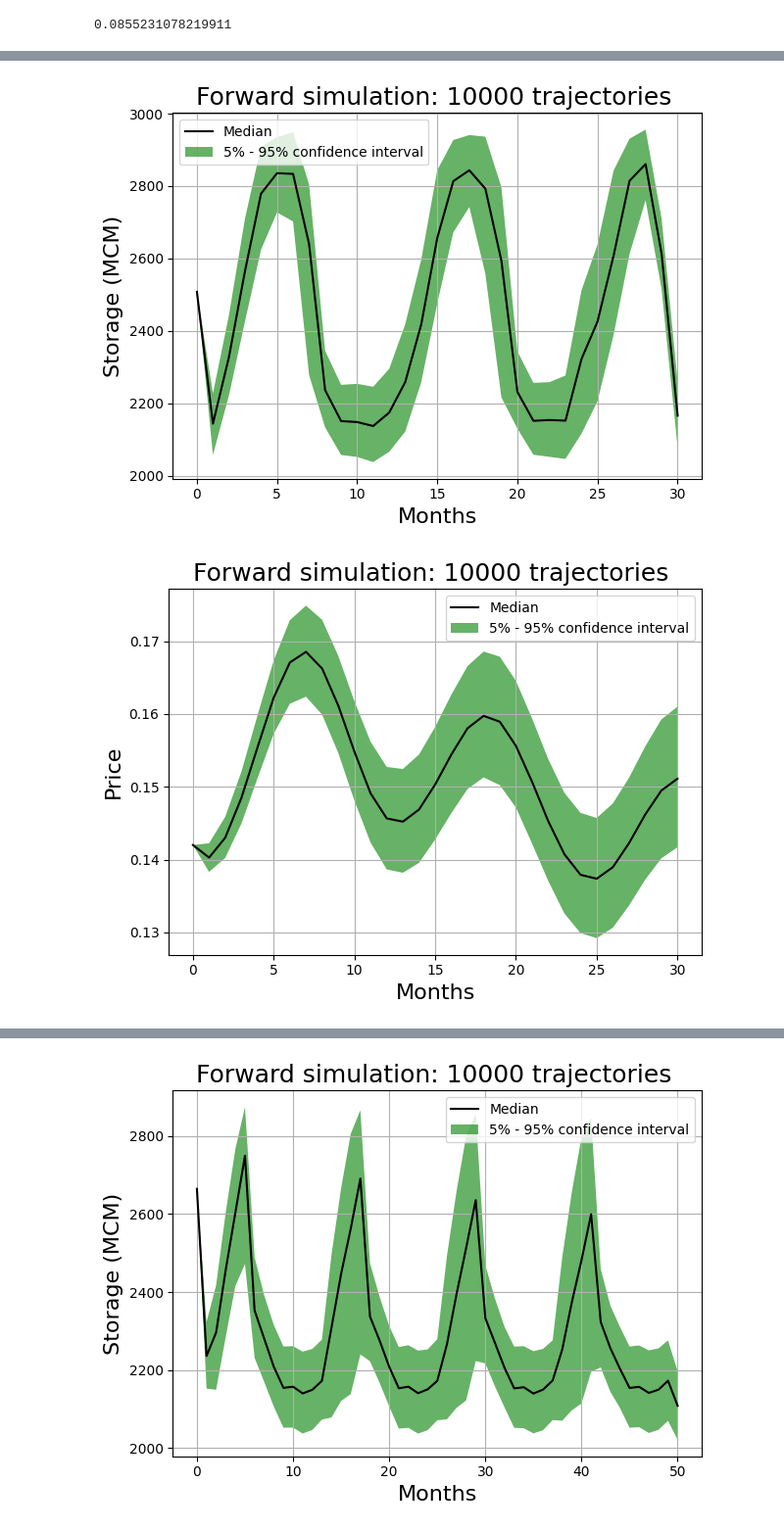
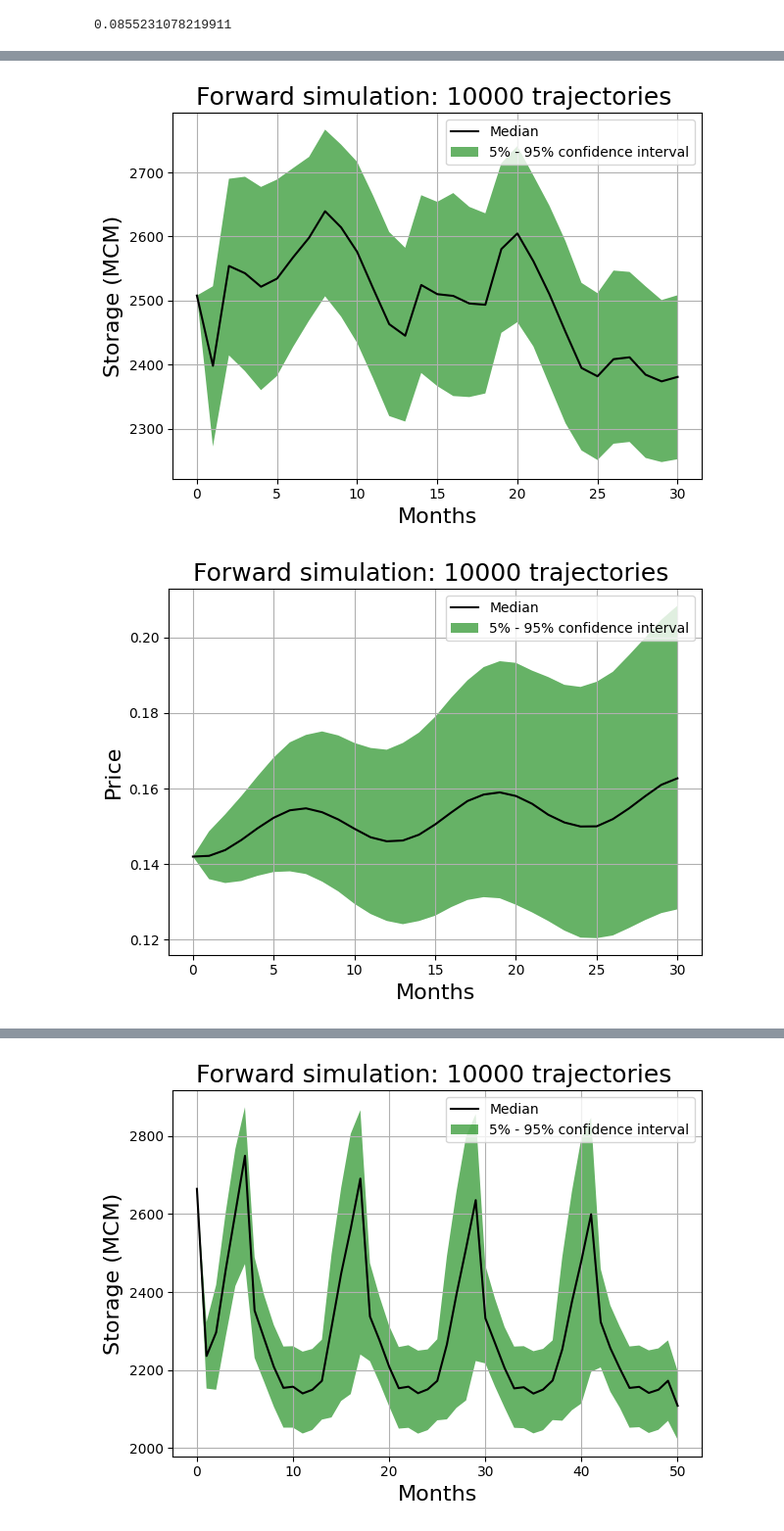
Before and after one commit to igseg/reservoir, a Jupyter notebook: IV_faster.ipynb, the cells around one changed output, grey strips where cells are left out. Shown at 98% size. Saved outputs shown, nothing was run; the diff lists cells and outputs as text; code cells hidden in the pictures.

```diff
--- a/IV_faster.ipynb
+++ b/IV_faster.ipynb
@@ -828,8 +763,25 @@ next_storage(*input_next_storage, 0)
 print(prices_sd)
 # %% [output]
 0.0855231078219911
+# %%
+
+inflow_sd  = 66.9631265035845
+
+def next_inflow(t,prev, shock):
+    return model_inflow(t,prev) + inflow_sd * shock
+# %%
+
+storage_sd = 76
+prices_sd  = 0.027060425667826772
+inflow_sd  = 57
+
+def next_inflow(t,prev, shock):
+    return model_inflow(t,prev) + inflow_sd * shock
+
+def next_storage(model_inflow, prev_inflow , model_evaporation, t, prev_storage, outflow, model_storage, shock_n):
+    return model_storage(model_inflow, prev_inflow , model_evaporation, t, prev_storage, outflow) + storage_sd * shock_n
 # %%
-def simulating_paths(T = 10000, t0 = time_0, storage_0 = ts_forecast.loc[time_0 - 1, 'storage'], price_0 = ts_forecast.loc[time_0 - 1, 'price']):
+def simulating_paths(T = 10000, t0 = time_0, storage_0 = ts_forecast.loc[time_0 - 1, 'storage'], price_0 = ts_forecast.loc[time_0 - 1, 'price'], inflow_0 = ts_forecast.loc[time_0 - 1, 'inflow']):
     z_s = np.random.randn(T,S)
     z_p_hat = np.random.randn(T,S)
     z_p = correlation * z_s + np.sqrt(1-correlation**2) * z_p_hat
@@ -837,10 +789,13 @@ def simulating_paths(T = 10000, t0 = time_0, storage_0 = ts_forecast.loc[time_0
     storage = np.zeros((T,S+1))
     storage[:,0] = storage_0
 
-    def next_price_with_X(t,prev, prev_x, shock_m):
-        f = lambda x: coefs_log_prices[0] + coefs_log_prices[1] * sin((coefs_log_prices[2]+x)*2*pi/12)
-        mean_rever = lambda x: -0.4 * x
-        return prev*exp(f(t) + mean_rever(prev_x) + prices_sd * shock_m)
+    inflow = np.zeros((T,S+1))
+    inflow[:,0] = inflow_0
+
+#     def next_price_with_X(t,prev, prev_x, shock_m):
+#         f = lambda x: coefs_log_prices[0] + coefs_log_prices[1] * sin((coefs_log_prices[2]+x)*2*pi/12)
+#         mean_rever = lambda x: -0.4 * x
+#         return prev*exp(f(t) + mean_rever(prev_x) + prices_sd * shock_m)
 
     price = np.zeros((T,S+1))
     price[:,0] = price_0
@@ -876,12 +831,12 @@ def simulating_paths(T = 10000, t0 = time_0, storage_0 = ts_forecast.loc[time_0
 
 
         storage[:,s+1] = next_storage(*input_next_storage, z_s[:,s])
-
-        price[:,s+1]   = next_price_with_X(current_time, price[:,s],prev_x, z_p[:,s])
+        inflow[:, s+1] = next_inflow(current_time, inflow[:,s], z_s[:,s])
+        price[:,s+1]   = next_price(current_time, price[:,s], z_p[:,s])
 
         previous_residuals_storage[:, s] = np.log(price[:,s+1] / next_price(t,price[:,s], 0))
 
-    return storage, price, outflows_grid
+    return storage, price, outflows_grid, inflow
 # %%
 def plot_conf_int_boot(sample, quantiles = [0.05, 0.95], var_name = 'noname'):
 
@@ -917,4 +872,4 @@ def plot_conf_int_boot(sample, quantiles = [0.05, 0.95], var_name = 'noname'):
     plt.grid()
     plt.tight_layout()
 # %%
-storage_sim, price_sim, outflows_sim = simulating_paths()
+storage_sim, price_sim, outflows_sim, inflow_sim = simulating_paths()
@@ -927,13 +876,16 @@ plt.show()
 # %%
 plot_conf_int_boot(storage_sim, var_name = 'Storage (MCM)')
 plt.savefig('Figures/storage_conf_int.pdf', format='pdf')
 plt.show()
 plot_conf_int_boot(price_sim, var_name = 'Price' )
 plt.savefig('Figures/price_conf_int.pdf', format='pdf')
 plt.show()
 plot_conf_int_boot(outflows_sim, var_name = 'Outflow ($m^3/s$)')
 plt.savefig('Figures/outflow_conf_int.pdf', format='pdf')
 plt.show()
+plot_conf_int_boot(inflow_sim, var_name = 'inflow ($m^3/s$)')
+plt.savefig('Figures/inflow_conf_int.pdf', format='pdf')
+plt.show()
 # %% [output]
-[figure, old version]
+[figure, new version]
-[figure, old version]
+[figure, new version]
```
Also changed, not shown: parts of 23 cells of this notebook, 14 other files.
